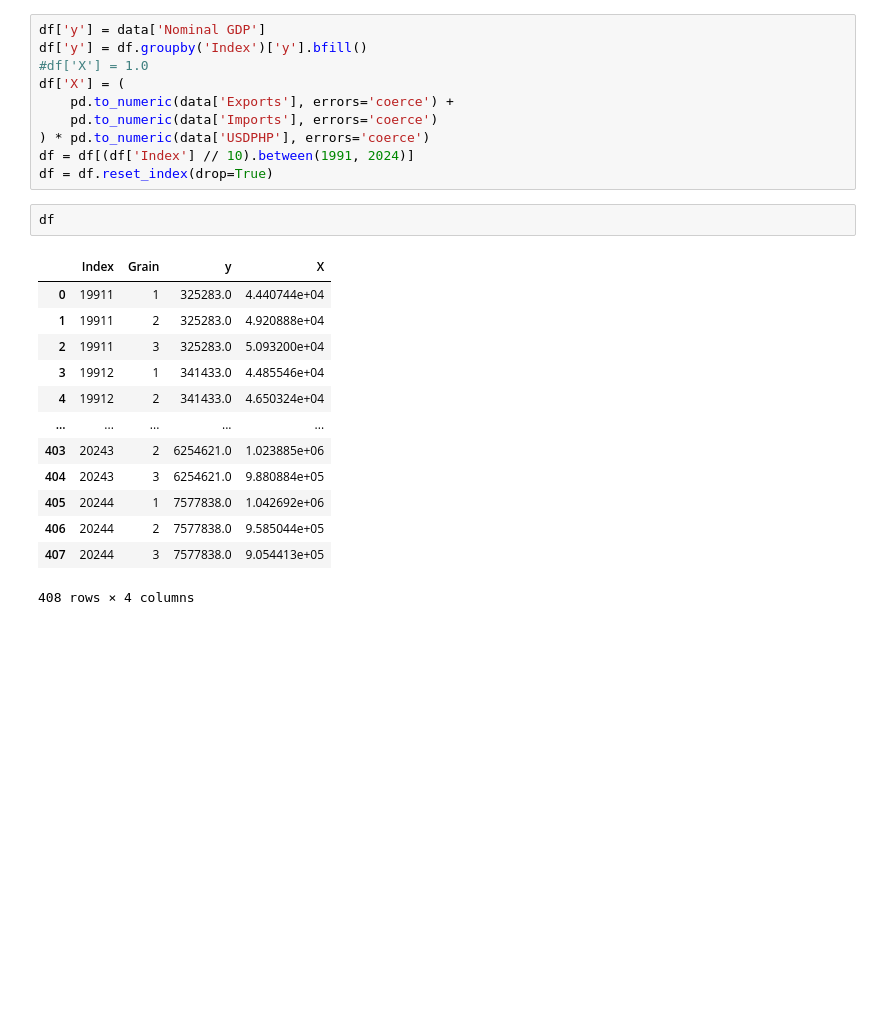
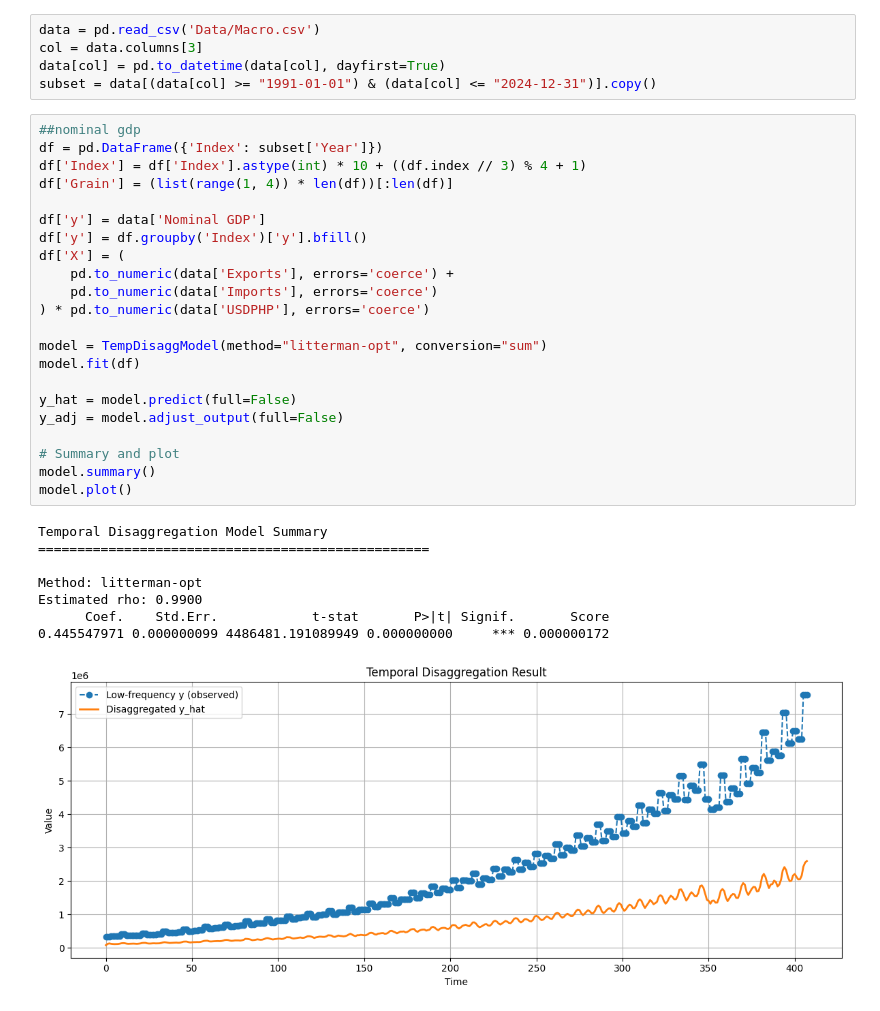
Before and after one commit to paulomercado/caps, a Jupyter notebook: main.ipynb, the cells around one changed output. Saved outputs shown, nothing was run; the diff lists cells and outputs as text; blank space fills up the shorter version.

Commit message:
disaggregated data starting to build model

```diff
--- a/main.ipynb
+++ b/main.ipynb
@@ -34,26 +57,36 @@ df['Grain'] = (list(range(1, 4)) * len(df))[:len(df)]
+# %%
+data = pd.read_csv('Data/Macro.csv')
+col = data.columns[3]
+data[col] = pd.to_datetime(data[col], dayfirst=True)
+subset = data[(data[col] >= "1991-01-01") & (data[col] <= "2024-12-31")].copy()
 # %%
+##nominal gdp
+df = pd.DataFrame({'Index': subset['Year']})
+df['Index'] = df['Index'].astype(int) * 10 + ((df.index // 3) % 4 + 1)
+df['Grain'] = (list(range(1, 4)) * len(df))[:len(df)]
+
 df['y'] = data['Nominal GDP']
 df['y'] = df.groupby('Index')['y'].bfill()
-#df['X'] = 1.0
 df['X'] = (
     pd.to_numeric(data['Exports'], errors='coerce') +
     pd.to_numeric(data['Imports'], errors='coerce')
 ) * pd.to_numeric(data['USDPHP'], errors='coerce')
-df = df[(df['Index'] // 10).between(1991, 2024)]
-df = df.reset_index(drop=True)
+
+model = TempDisaggModel(method="litterman-opt", conversion="sum")
+model.fit(df)
+
+y_hat = model.predict(full=False)
+y_adj = model.adjust_output(full=False)
+
+# Summary and plot
+model.summary()
+model.plot()
+# %% [output]
+Temporal Disaggregation Model Summary
+==================================================
+
+Method: litterman-opt
+Estimated rho: 0.9900
+      Coef.    Std.Err.            t-stat       P>|t| Signif.       Score
+0.445547971 0.000000099 4486481.191089949 0.000000000     *** 0.000000172
+[figure, added]
-# %%
-df
-# %% [output]
-|  | Index | Grain | y | X |
-| 0 | 19911 | 1 | 325283.0 | 4.440744e+04 |
-| 1 | 19911 | 2 | 325283.0 | 4.920888e+04 |
-| 2 | 19911 | 3 | 325283.0 | 5.093200e+04 |
-| 3 | 19912 | 1 | 341433.0 | 4.485546e+04 |
-| 4 | 19912 | 2 | 341433.0 | 4.650324e+04 |
-| ... | ... | ... | ... | ... |
-| 403 | 20243 | 2 | 6254621.0 | 1.023885e+06 |
-| 404 | 20243 | 3 | 6254621.0 | 9.880884e+05 |
-| 405 | 20244 | 1 | 7577838.0 | 1.042692e+06 |
-| 406 | 20244 | 2 | 7577838.0 | 9.585044e+05 |
-| 407 | 20244 | 3 | 7577838.0 | 9.054413e+05 |
-408 rows × 4 columns
```
Also changed, not shown: parts of 14 cells of this notebook, 5 other files.
